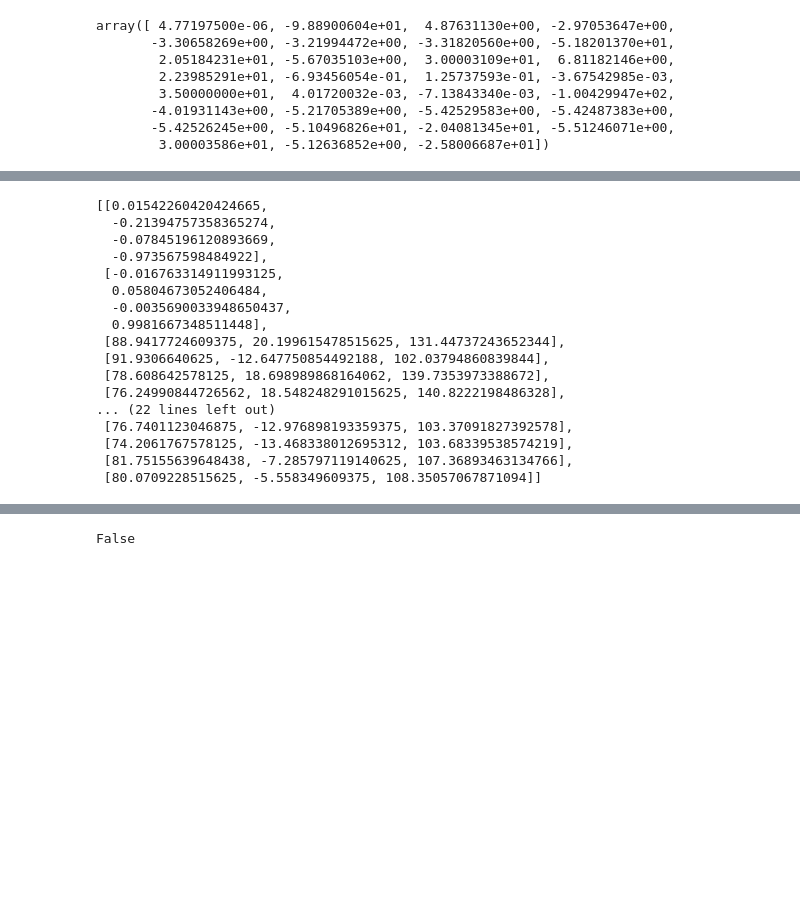
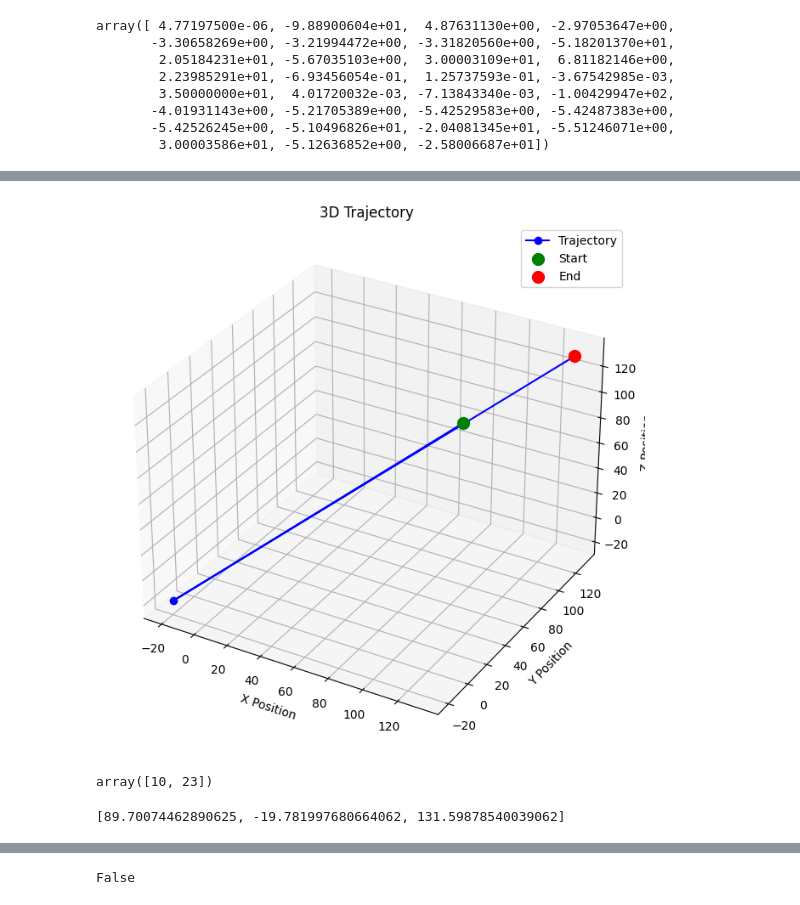
Before and after one commit to abliao/SeaWave, a Jupyter notebook: src/test.ipynb, the cells around one changed output, grey strips where cells are left out. Saved outputs shown, nothing was run; the diff lists cells and outputs as text; code cells hidden in the pictures; blank space fills up the shorter version.

```diff
--- a/src/test.ipynb
+++ b/src/test.ipynb
@@ -90,0 +76,16 @@ sim.changeJoints(sim.getActuators())
+# %%
+import numpy as np
+success_num = 0
+np.random.seed(42)
+can_list = sim.can_list
+handSide = 'Right'
+for _,id in enumerate(can_list[:1]):
+    sim.reset()
+    paths = [[*sim.getSensorsData(handSide=handSide)[0],0]]
+    sim.addDesk(random.choice(list(sim.desks.ID.values)),h=98)
+    n_objs = 2
+    ids = random.sample(list(can_list),n_objs)
+    objs=sim.genObjs(n=n_objs,ids=ids,h=sim.desk_height,handSide=handSide)
+    for action in sim.graspTargetObj(obj_id=1,handSide=handSide):
+        path = sim.getSensorsData(handSide=handSide)[0]
+        paths.append([*path,action[-1]])
@@ -90,0 +130,4 @@ sim.changeJoints(sim.getActuators())
+# %%
+paths = np.array(paths)
+path = paths[:,:3].copy()
+last_waypoint = path[-1].copy()
@@ -91,20 +165,43 @@ sim.changeJoints(sim.getActuators())
+# %%
+import matplotlib.pyplot as plt
+from mpl_toolkits.mplot3d import Axes3D
+
+def draw_track(path):
+    # 随机生成一个三维轨迹示例
+    np.random.seed(0)
+    path_length = len(path)
+    path_x = path[0]
+    path_y = path[1]
+    path_z = path[2]
+
+    # 创建3D图形
+    fig = plt.figure(figsize=(10, 8))
+    ax = fig.add_subplot(111, projection='3d')
+
+    # 绘制轨迹
+    ax.plot(path_x, path_y, path_z, marker='o', linestyle='-', color='b', label='Trajectory')
+    ax.scatter(path_x[0], path_y[0], path_z[0], color='green', s=100, label='Start', zorder=5)
+    ax.scatter(path_x[-1], path_y[-1], path_z[-1], color='red', s=100, label='End', zorder=5)
+
+    # 设置图形属性
+    ax.set_title('3D Trajectory')
+    ax.set_xlabel('X Position')
+    ax.set_ylabel('Y Position')
+    ax.set_zlabel('Z Position')
+    ax.legend()
+
+    # 显示图形
+    plt.show()
+
+draw_track(path)
+draw_track
+# %% [output]
+[figure, added]
+# %%
+b
+# %% [output]
+array([10, 23])
 # %%
-sim.getSensorsData('All')
+sim.getSensorsData(handSide)[0]
 # %% [output]
-[[0.01542260420424665,
-  -0.21394757358365274,
-  -0.07845196120893669,
-  -0.973567598484922],
- [-0.016763314911993125,
-  0.05804673052406484,
-  -0.0035690033948650437,
-  0.9981667348511448],
- [88.9417724609375, 20.199615478515625, 131.44737243652344],
- [91.9306640625, -12.647750854492188, 102.03794860839844],
- [78.608642578125, 18.698989868164062, 139.7353973388672],
- [76.24990844726562, 18.548248291015625, 140.8222198486328],
-... (22 lines left out)
- [76.7401123046875, -12.976898193359375, 103.37091827392578],
- [74.2061767578125, -13.468338012695312, 103.68339538574219],
- [81.75155639648438, -7.285797119140625, 107.36893463134766],
- [80.0709228515625, -5.558349609375, 108.35057067871094]]
+[89.70074462890625, -19.781997680664062, 131.59878540039062]
```
Also changed, not shown: parts of 44 cells of this notebook, 3 other files.
